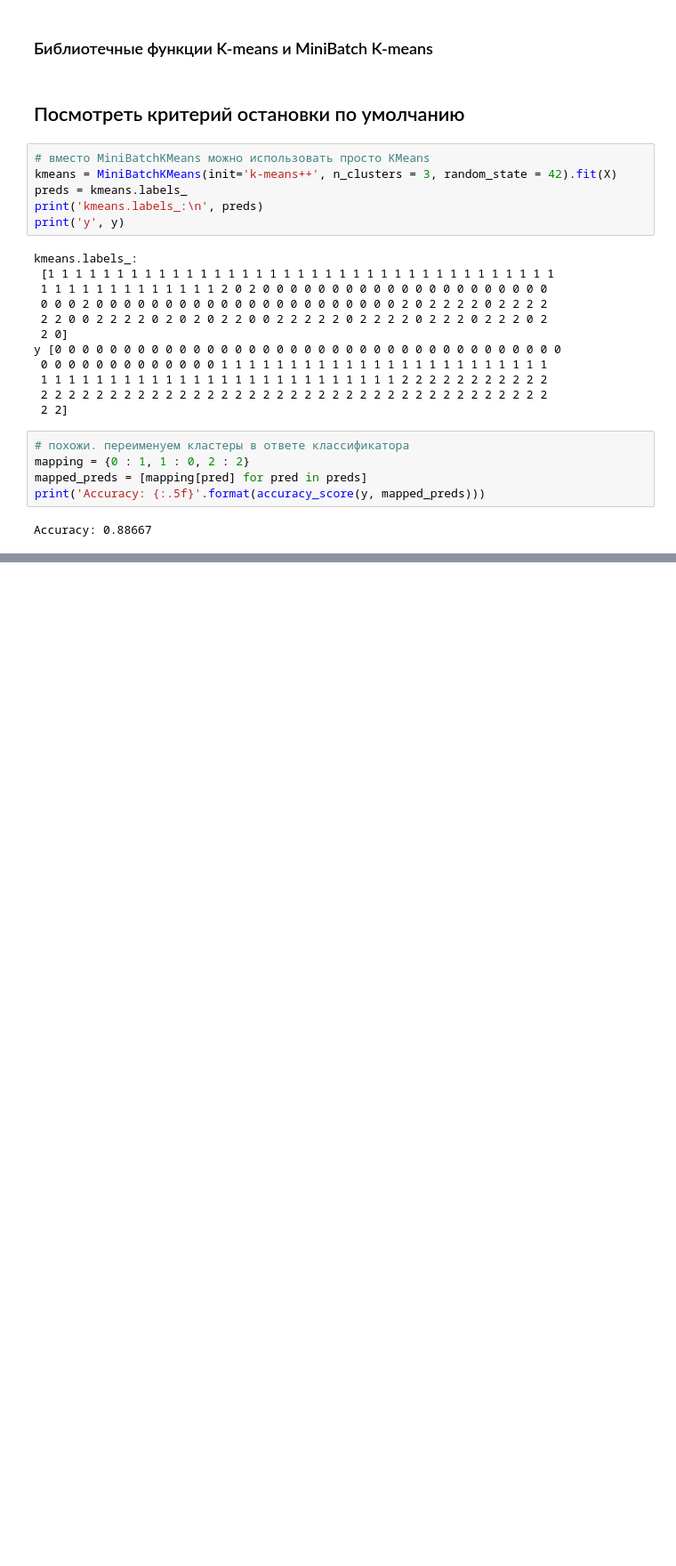
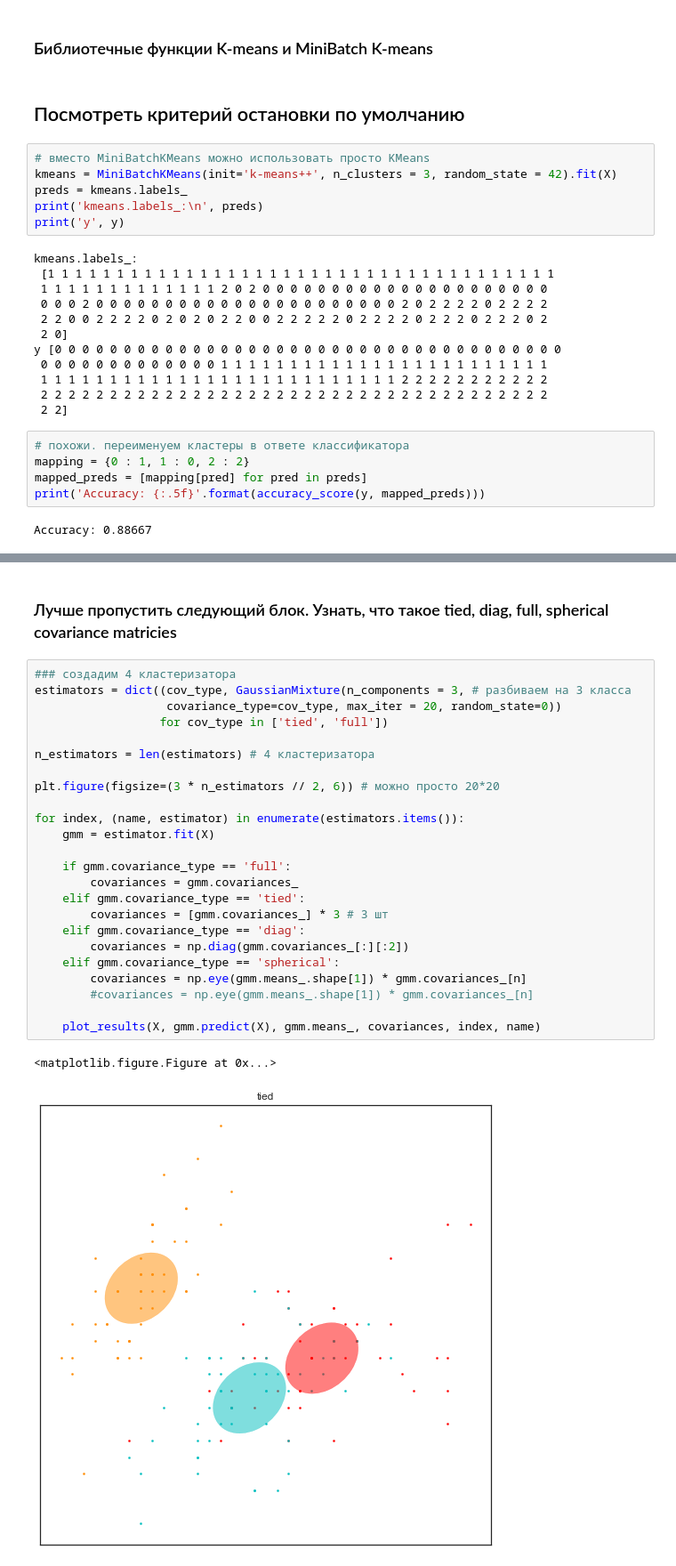
Before and after one commit to MyHomeOpera/clusters, a Jupyter notebook: Cluster.ipynb, the cells around one changed output, grey strips where cells are left out. Shown at 89% size. Saved outputs shown, nothing was run; the diff lists cells and outputs as text; blank space fills up the shorter version.

```diff
--- a/Cluster.ipynb
+++ b/Cluster.ipynb
@@ -283,0 +381,29 @@ C:\Users\Дом
+# %% [markdown]
+### Лучше пропустить следующий блок. Узнать, что такое tied, diag, full, spherical covariance matricies
+# %%
+### создадим 4 кластеризатора
+estimators = dict((cov_type, GaussianMixture(n_components = 3, # разбиваем на 3 класса
+                   covariance_type=cov_type, max_iter = 20, random_state=0))
+                  for cov_type in ['tied', 'full'])
+
+n_estimators = len(estimators) # 4 кластеризатора
+
+plt.figure(figsize=(3 * n_estimators // 2, 6)) # можно просто 20*20
+
+for index, (name, estimator) in enumerate(estimators.items()):
+    gmm = estimator.fit(X)
+
+    if gmm.covariance_type == 'full':
+        covariances = gmm.covariances_
+    elif gmm.covariance_type == 'tied':
+        covariances = [gmm.covariances_] * 3 # 3 шт
+    elif gmm.covariance_type == 'diag':
+        covariances = np.diag(gmm.covariances_[:][:2])
+    elif gmm.covariance_type == 'spherical':
+        covariances = np.eye(gmm.means_.shape[1]) * gmm.covariances_[n]
+        #covariances = np.eye(gmm.means_.shape[1]) * gmm.covariances_[n]
+
+    plot_results(X, gmm.predict(X), gmm.means_, covariances, index, name)
+# %% [output]
+<matplotlib.figure.Figure at 0x...>
+[figure, added]
```
Also changed, not shown: parts of 11 cells of this notebook, 1 other file.
